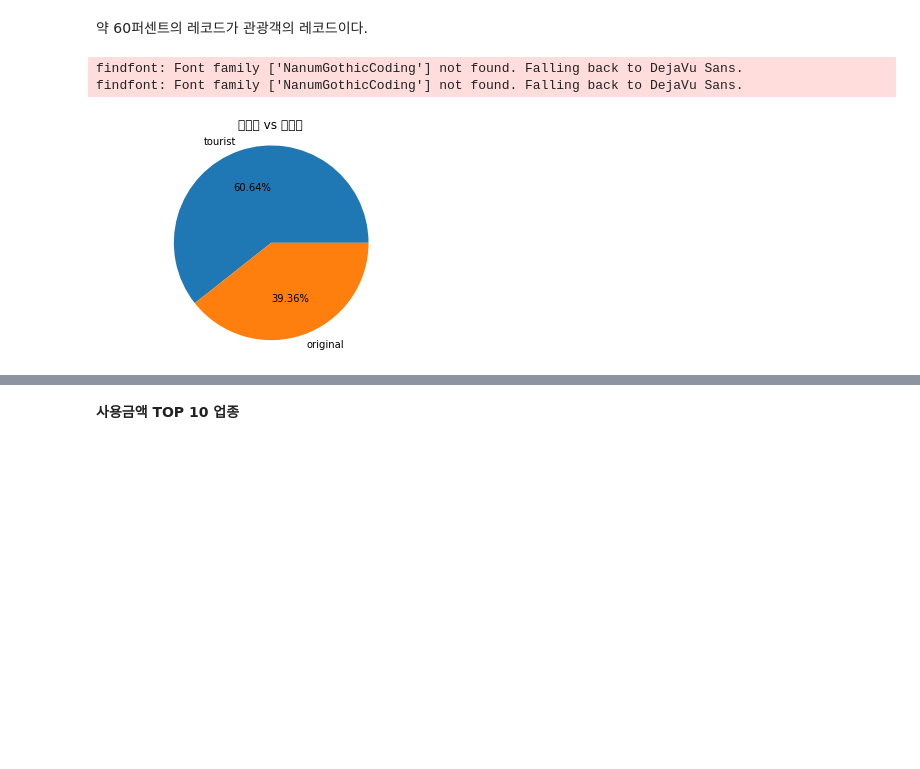
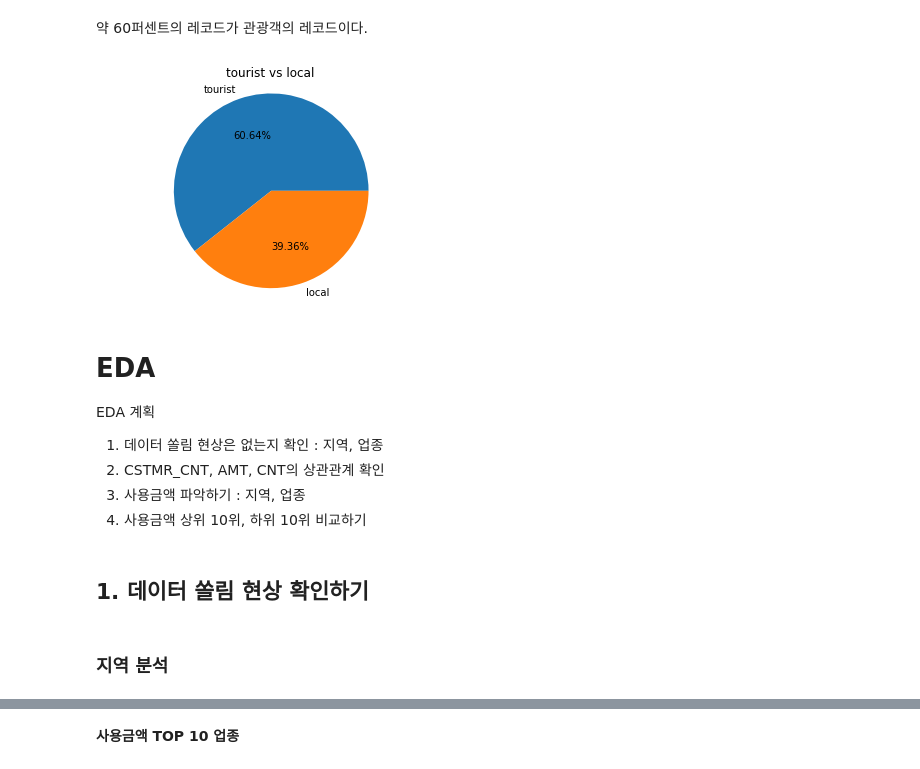
Before and after one commit to Nukzan/Creditcard-use-analysis-dev., a Jupyter notebook: Nukzan/jeju_EDA.ipynb, the cells around one changed output, grey strips where cells are left out. Cells and saved outputs as stored; diff of their text form; code cells hidden in the pictures; blank space fills up the shorter version.

```diff
--- a/Nukzan/jeju_EDA.ipynb
+++ b/Nukzan/jeju_EDA.ipynb
@@ -219,14 +242,24 @@ len(jeju[jeju['TOURST'] == 1])/len(jeju)
 # %%
 # information of groups
 
-group_nm = ['tourist', 'original']
+group_nm = ['tourist', 'local']
 group_sz = [len(jeju[jeju['TOURST'] == 1]), len(jeju[jeju['TOURST'] == 0])]
 
 plt.pie(group_sz, labels = group_nm, autopct = '%1.2f%%')
 plt.axis('equal')
-plt.title('현지인 vs 관광객')
+plt.title('tourist vs local')
 plt.show()
 # %% [output]
-findfont: Font family ['NanumGothicCoding'] not found. Falling back to DejaVu Sans.
-findfont: Font family ['NanumGothicCoding'] not found. Falling back to DejaVu Sans.
-[figure, old version]
+[figure, new version]
+# %% [markdown]
+# EDA
+
+EDA 계획
+1. 데이터 쏠림 현상은 없는지 확인 : 지역, 업종
+2. CSTMR_CNT, AMT, CNT의 상관관계 확인
+3. 사용금액 파악하기 : 지역, 업종
+4. 사용금액 상위 10위, 하위 10위 비교하기
+# %% [markdown]
+## 1. 데이터 쏠림 현상 확인하기
+# %% [markdown]
+### 지역 분석
```
Also changed, not shown: parts of 38 cells of this notebook.
